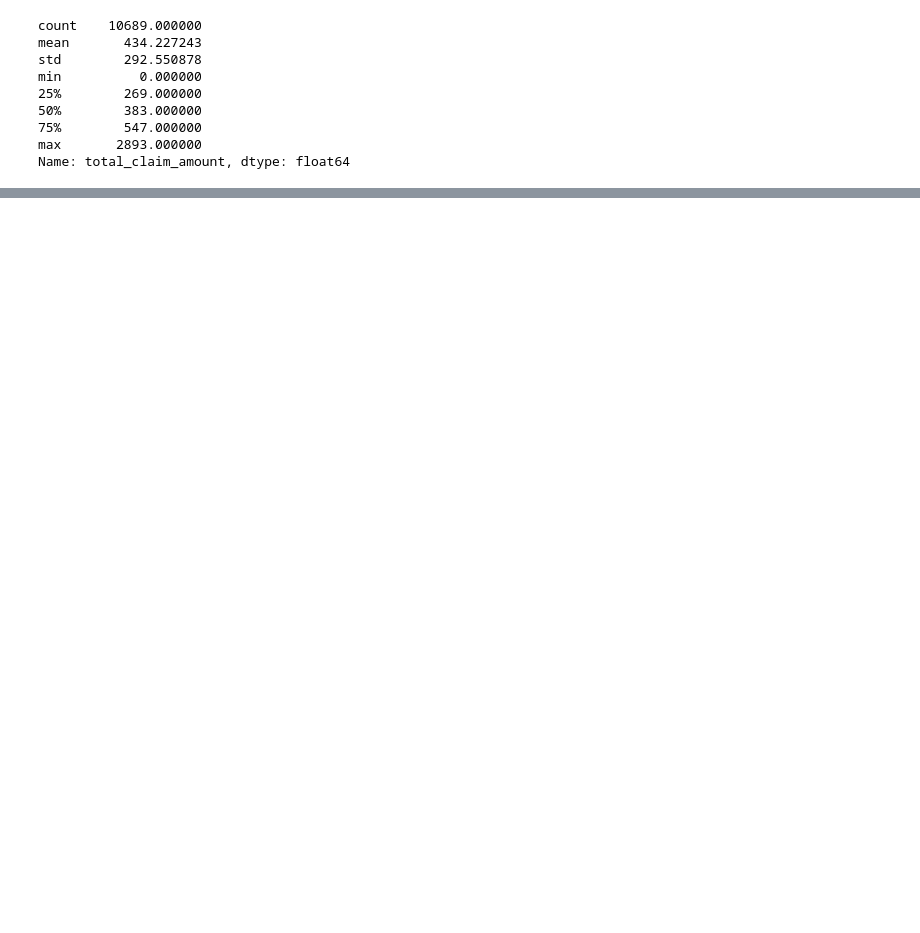
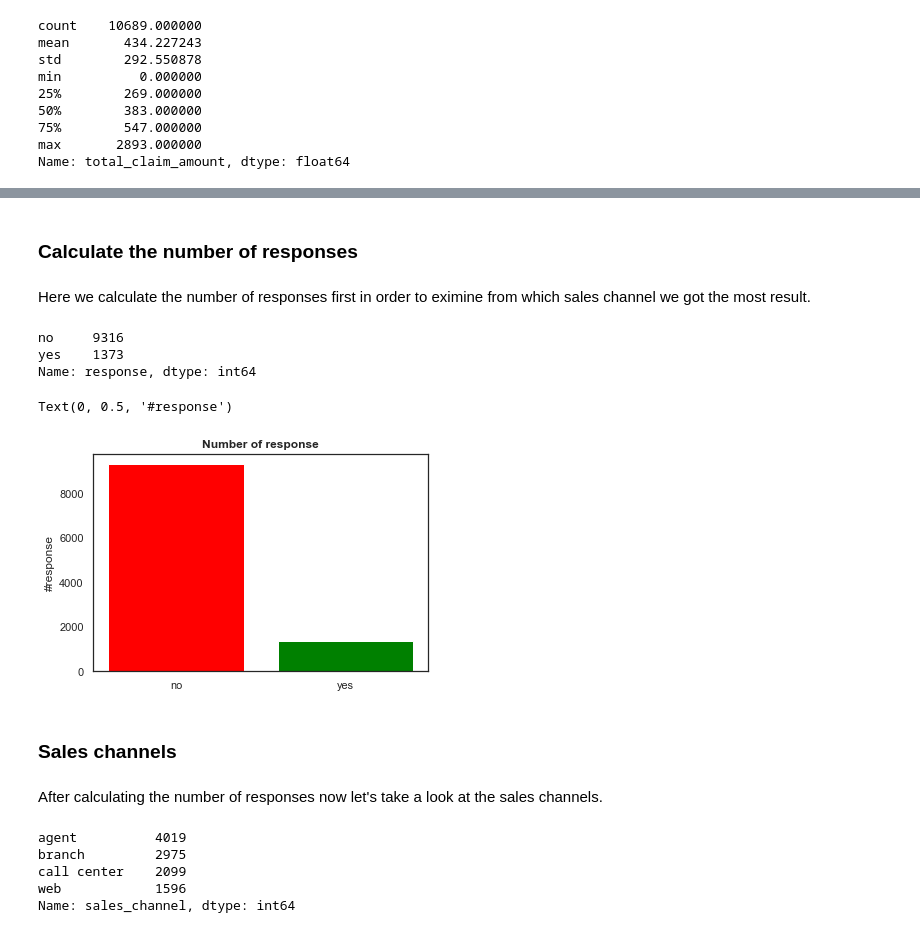
Before and after one commit to esrabecker/Ironhack-DA, a Jupyter notebook: Customer Analysis Case Study - EDA.ipynb, the cells around one changed output, grey strips where cells are left out. Drawn from its saved outputs; the diff is of its cells as text; code cells hidden in the pictures; blank space fills up the shorter version.

```diff
--- a/Customer Analysis Case Study - EDA.ipynb
+++ b/Customer Analysis Case Study - EDA.ipynb
@@ -55,7 +59,8 @@ numerical
 | 10688 | 6857 | 68942 | 101 | 31 | 1 | ... |
 10689 rows × 8 columns
 # %%
-catagorical = df.select_dtypes(include=np.object)
-catagorical
+#Table of categorical data
+categorical = df.select_dtypes(include=np.object)
+categorical
 # %% [output]
 Deprecated in NumPy 1.20; for more details and guidance: https://numpy.org/devdocs/release/1.20.0-notes.html#deprecations
@@ -135,0 +199,36 @@ Name: total_claim_amount, dtype: float64
+# %% [markdown]
+### Calculate the number of responses
+# %% [markdown]
+Here we calculate the number of responses first in order to eximine from which sales channel we got the most result.
+# %%
+#Show a plot of the total number of responses
+responses = categorical["response"].value_counts()
+responses
+# %% [output]
+no     9316
+yes    1373
+Name: response, dtype: int64
+# %%
+# create figure and axes
+plt.bar(responses.index, responses, color=('red','green'))
+# set title
+plt.title('Number of response', fontweight='bold')
+plt.xticks(ticks=[0,1],labels=["no","yes"])
+plt.ylabel("#response")
+# %% [output]
+Text(0, 0.5, '#response')
+[figure, added]
+# %% [markdown]
+### Sales channels
+# %% [markdown]
+After calculating the number of responses now let's take a look at the sales channels.
+# %%
+#Show a plot of the response by the sales channel
+sales_channels = categorical['sales_channel'].value_counts()
+sales_channels
+# %% [output]
+agent          4019
+branch         2975
+call center    2099
+web            1596
+Name: sales_channel, dtype: int64
```
Also changed, not shown: parts of 41 cells of this notebook.
